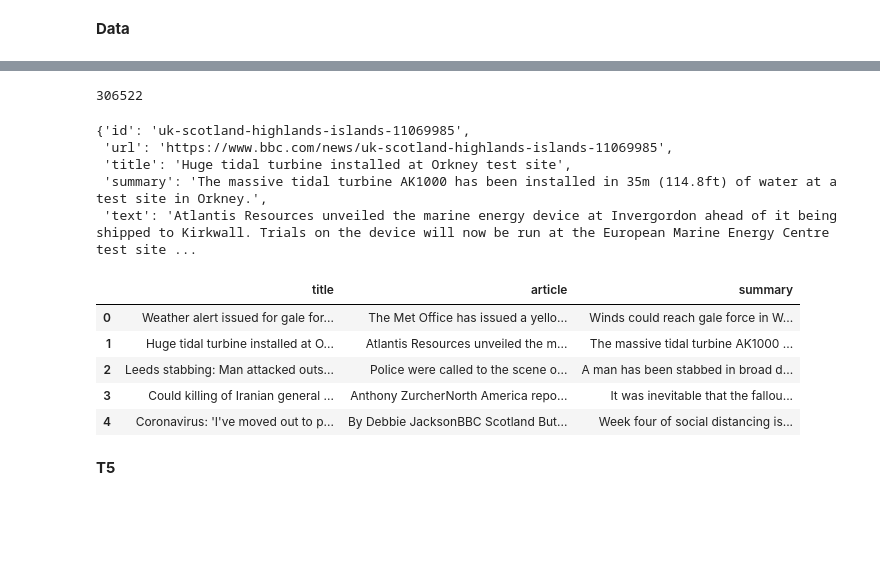
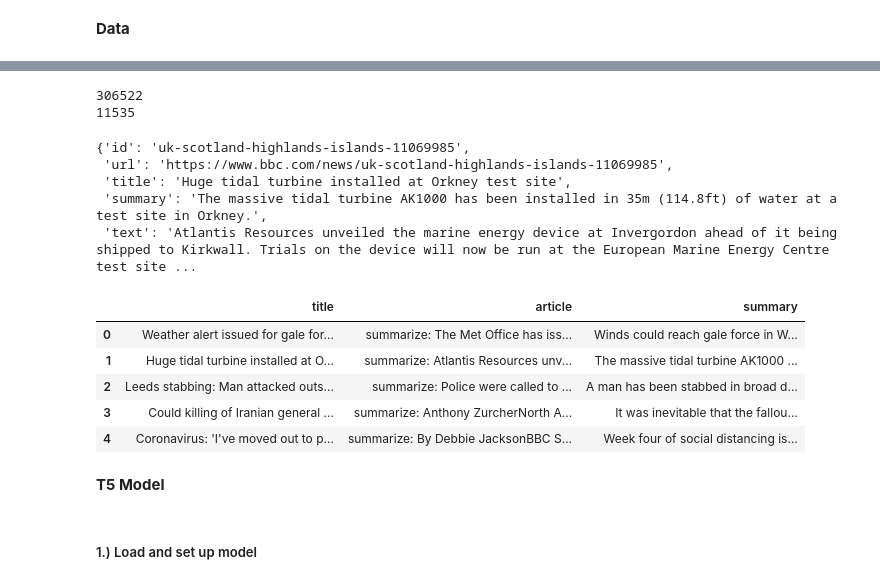
Before and after one commit to arisanguyen/w266_project, a Jupyter notebook: XLSum_pretrain_T5.ipynb, the cells around one changed output, grey strips where cells are left out. Cells and saved outputs as stored; diff of their text form; code cells hidden in the pictures; blank space fills up the shorter version.

```diff
--- a/XLSum_pretrain_T5.ipynb
+++ b/XLSum_pretrain_T5.ipynb
@@ -45,8 +61,9 @@ WARNING:datasets.builder:Found cached dataset xlsum (/root/.cache/huggingface/da
 # %%
-# EDA
-len(dataset['train'])
+print(len(dataset['train']))
+print(len(dataset['validation']))
 # %% [output]
 306522
+11535
 # %%
 # EDA
 dataset['train'][1]
@@ -57,28 +74,37 @@ dataset['train'][1]
  'summary': 'The massive tidal turbine AK1000 has been installed in 35m (114.8ft) of water at a test site in Orkney.',
  'text': 'Atlantis Resources unveiled the marine energy device at Invergordon ahead of it being shipped to Kirkwall. Trials on the device will now be run at the European Marine Energy Centre test site ...
 # %%
-# category = []
-title = []
-article = []
-summary = []
+def get_df(ds):
 
-for data in dataset['train']:
-    title.append(data['title'])
-    article.append(data['text'])
-    summary.append(data['summary'])
+  title = []
+  article = []
+  summary = []
+
+  prefix = 'summarize: '
+  for data in ds:
+      title.append(data['title'])
+      article.append(prefix+data['text'])
+      summary.append(data['summary'])
+  d = {'title': title, 'article': article, 'summary': summary}
+  df = pd.DataFrame(data=d)
+  return df
 # %%
-d = {'title': title, 'article': article, 'summary': summary}
-df = pd.DataFrame(data=d)
-df.head(5)
+train_df = get_df(dataset['train'])
+val_df = get_df(dataset['validation'])
+test_df = get_df(dataset['test'])
+
+train_df.head(5)
 # %% [output]
 |  | title | article | summary |
-| 0 | Weather alert issued for gale for... | The Met Office has issued a yello... | Winds could reach gale force in W... |
-| 1 | Huge tidal turbine installed at O... | Atlantis Resources unveiled the m... | The massive tidal turbine AK1000 ... |
-| 2 | Leeds stabbing: Man attacked outs... | Police were called to the scene o... | A man has been stabbed in broad d... |
-| 3 | Could killing of Iranian general ... | Anthony ZurcherNorth America repo... | It was inevitable that the fallou... |
-| 4 | Coronavirus: 'I've moved out to p... | By Debbie JacksonBBC Scotland But... | Week four of social distancing is... |
+| 0 | Weather alert issued for gale for... | summarize: The Met Office has iss... | Winds could reach gale force in W... |
+| 1 | Huge tidal turbine installed at O... | summarize: Atlantis Resources unv... | The massive tidal turbine AK1000 ... |
+| 2 | Leeds stabbing: Man attacked outs... | summarize: Police were called to ... | A man has been stabbed in broad d... |
+| 3 | Could killing of Iranian general ... | summarize: Anthony ZurcherNorth A... | It was inevitable that the fallou... |
+| 4 | Coronavirus: 'I've moved out to p... | summarize: By Debbie JacksonBBC S... | Week four of social distancing is... |
 # %% [markdown]
-**T5**
+**T5 Model**
+# %% [markdown]
+##### 1.) Load and set up model
 # %%
 from transformers import T5Tokenizer, TFT5ForConditionalGeneration
 
```
Also changed, not shown: parts of 27 cells of this notebook, 1 other file.
